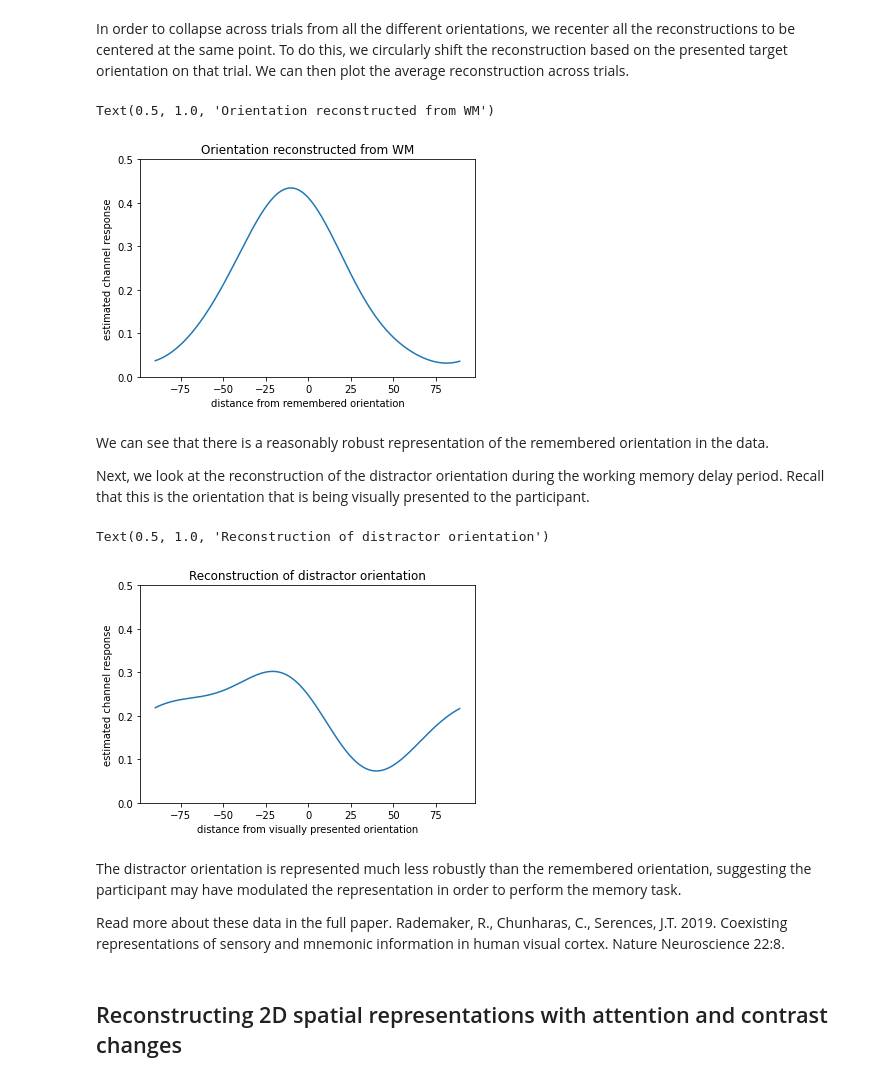
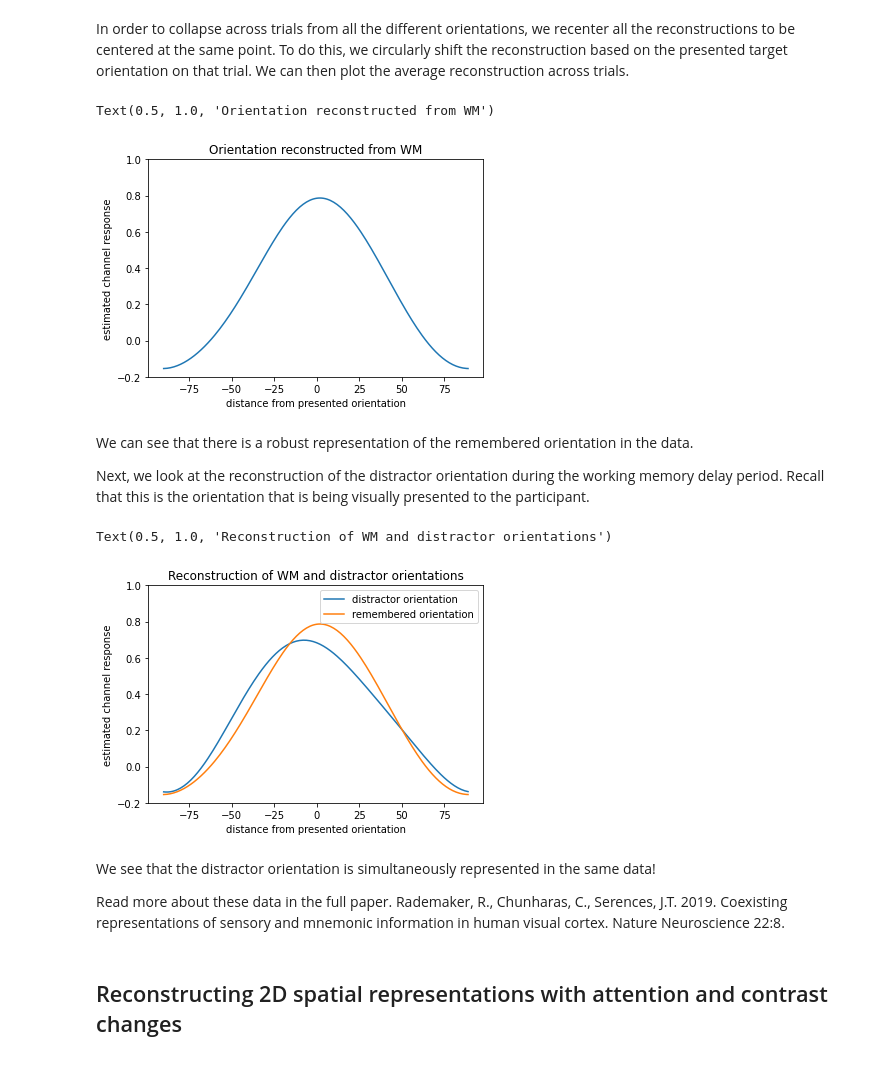
Before and after one commit to brainiak/brainiak-aperture, a Jupyter notebook: notebooks/iem/iem.ipynb, the cells around one changed output. Saved outputs shown, nothing was run; the diff lists cells and outputs as text; code cells hidden in the pictures.

Commit message:
fixed registration of trial-wise reconstructions in cells for Dataset 1; updated accompanying plots.

```diff
--- a/notebooks/iem/iem.ipynb
+++ b/notebooks/iem/iem.ipynb
@@ -21,7 +21,7 @@ In the test data, the participants viewed a target orientation, and held it work
 Using the fMRI data from the delay period, we will reconstruct both the orientation held in WM and the distractor orientation that was simultaneously being viewed. This sample data is from visual area V1.
 # %%
 # Load the fMRI data from the WM experiment
-wm_data = np.load("RademakerEtAl2019_WM_S06_avgTime.npz")
+wm_data = np.load("RademakerEtAl2019_WM_S05_avgTime.npz")
 print(list(wm_data.keys()))
 # %% [output]
 ['trn', 'trn_conds', 'tst_m', 'tst_m_conds', 'tst_d', 'tst_d_conds']
@@ -67,44 +67,46 @@ mpred_features_centered = np.ones((feature_resolution, n_tst_mem)) * np.nan
 shift_to = 90
 for trial in range(n_tst_mem):
     mpred_features_centered[:, trial] = np.roll(mpred_features[:, trial],
-                                               int(wm_data['tst_m_conds'][trial] - shift_to))
+                                                shift_to - int(wm_data['tst_m_conds'][trial]))
 
 avg_feats = mpred_features_centered.mean(axis=1)
 plt.plot(iem_obj0.channel_domain - shift_to, avg_feats)
-plt.ylim([0, 0.5])
-plt.xlabel('distance from remembered orientation')
+plt.ylim([-0.2, 1.0])
+plt.xlabel('distance from presented orientation')
 plt.ylabel('estimated channel response')
 plt.title('Orientation reconstructed from WM')
 # %% [output]
 Text(0.5, 1.0, 'Orientation reconstructed from WM')
-[figure, old version]
+[figure, new version]
 # %% [markdown]
-We can see that there is a reasonably robust representation of the remembered orientation in the data.
+We can see that there is a robust representation of the remembered orientation in the data.
 
 Next, we look at the reconstruction of the distractor orientation during the working memory delay period. Recall that this is the orientation that is being visually presented to the participant.
 # %%
 # Test the model on the viewed orientation (WM distractor)
 tst_dist_tc = wm_data['tst_d']
 n_tst_dist, _ = tst_dist_tc.shape
 pred_features = iem_obj0._predict_feature_responses(wm_data['tst_d'])
 # Re-center all the reconstructions to a common point
 pred_features_centered = np.ones((feature_resolution, n_tst_dist)) * np.nan
 for trial in range(n_tst_dist):
     pred_features_centered[:, trial] = np.roll(pred_features[:, trial],
-                                               int(wm_data['tst_d_conds'][trial] - shift_to))
+                                               shift_to - int(wm_data['tst_d_conds'][trial]))
 
-avg_feats = pred_features_centered.mean(axis=1)
+dist_avg_feats = pred_features_centered.mean(axis=1)
 
+plt.plot(iem_obj0.channel_domain - shift_to, dist_avg_feats)
 plt.plot(iem_obj0.channel_domain - shift_to, avg_feats)
-plt.ylim([0, 0.5])
-plt.xlabel('distance from visually presented orientation')
+plt.ylim([-0.2, 1.0])
+plt.xlabel('distance from presented orientation')
 plt.ylabel('estimated channel response')
-plt.title('Reconstruction of distractor orientation')
+plt.legend(['distractor orientation', 'remembered orientation'])
+plt.title('Reconstruction of WM and distractor orientations')
 # %% [output]
-Text(0.5, 1.0, 'Reconstruction of distractor orientation')
+Text(0.5, 1.0, 'Reconstruction of WM and distractor orientations')
-[figure, old version]
+[figure, new version]
 # %% [markdown]
-The distractor orientation is represented much less robustly than the remembered orientation, suggesting the participant may have modulated the representation in order to perform the memory task.
+We see that the distractor orientation is simultaneously represented in the same data!
 
 Read more about these data in the full paper.
 Rademaker, R., Chunharas, C., Serences, J.T. 2019. Coexisting representations of sensory and mnemonic information in human visual cortex. Nature Neuroscience 22:8.
```
